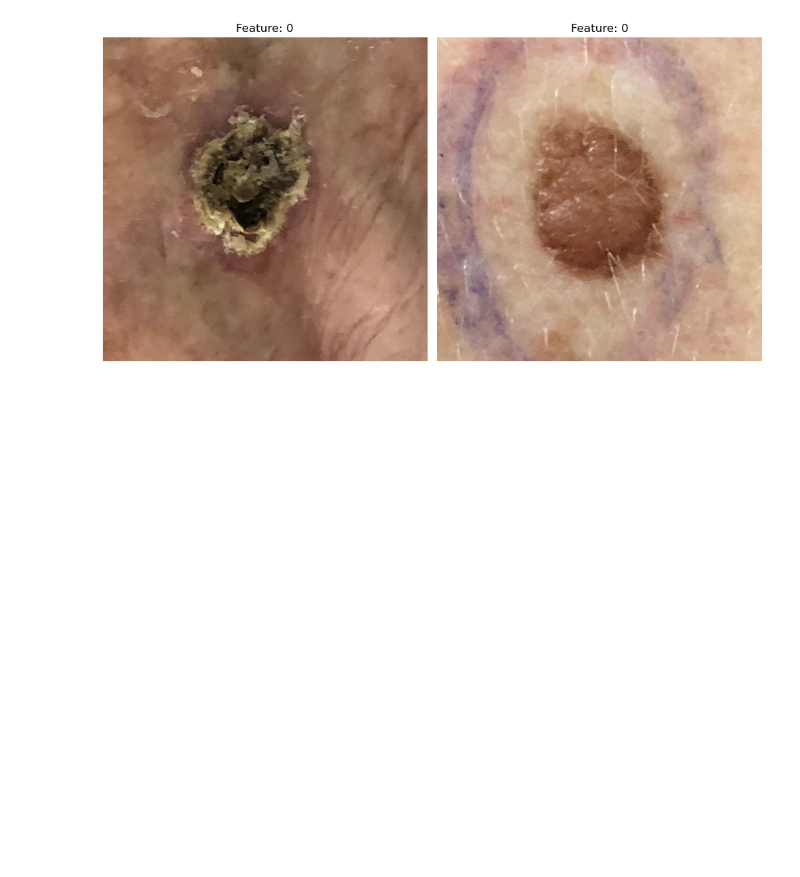
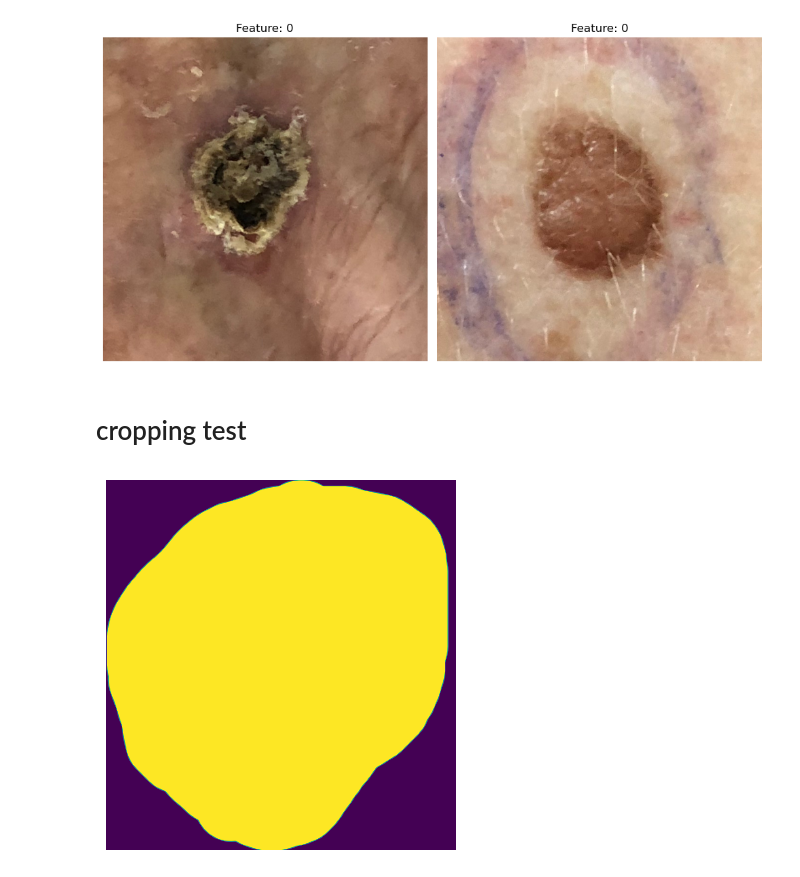
Before and after one commit to Niels04/2025-FYP-Final-Group-Eastern-Mud-Turtle, a Jupyter notebook: util/featureExtractTestsGoHere/7-13.ipynb, the cells around one changed output. Cells and saved outputs as stored; diff of their text form; code cells hidden in the pictures; blank space fills up the shorter version.

```diff
--- a/util/featureExtractTestsGoHere/7-13.ipynb
+++ b/util/featureExtractTestsGoHere/7-13.ipynb
@@ -14,6 +14,20 @@ from sklearn.cluster import KMeans
 from math import pi
 
 imgDir = os.path.abspath(os.path.join(os.getcwd(), os.pardir, os.pardir, "data"))
+# %%
+def crop(mask):
+        """Crops a given binary mask tighlyr.
+
+        :param mask: Binary Mask to be cropped.
+        :return: cropped mask"""
+        #get y & x coordinates of nonzero points
+        y_nonzero, x_nonzero = np.nonzero(mask)
+        #set ylims to be lowest and highest points where mask contains nonzero pixel
+        y_lims = [np.min(y_nonzero), np.max(y_nonzero)]
+        #compute initial x limit
+        x_lims = np.array([np.min(x_nonzero), np.max(x_nonzero)])
+        #crop mask with computed limits & return
+        return mask[y_lims[0]:y_lims[1], x_lims[0]:x_lims[1]].copy()
 # %% [markdown]
 ### Function for testing numerical Features
 # %%
@@ -402,3 +464,16 @@ testNumerical(imgs, imgDir, measure_streaks)
 [figure]
 [figure]
 [figure]
+# %% [markdown]
+# cropping test
+# %%
+img = cv2.imread(os.path.join(imgDir, "PAT_27_38_240_mask.png"), cv2.IMREAD_GRAYSCALE)
+#img = img.astype(bool)
+
+croppedImg = crop(img)
+
+plt.imshow(croppedImg)
+plt.axis("off")
+plt.show()
+# %% [output]
+[figure, added]
```
Also changed, not shown: parts of 3 cells of this notebook, 3 other files.
